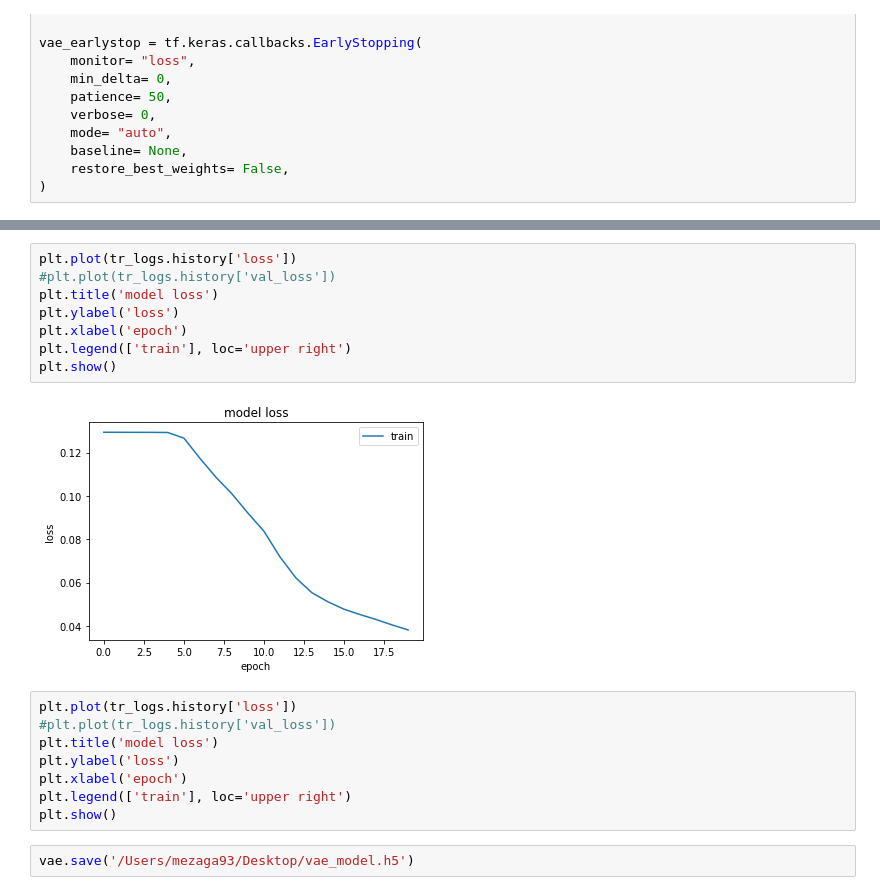
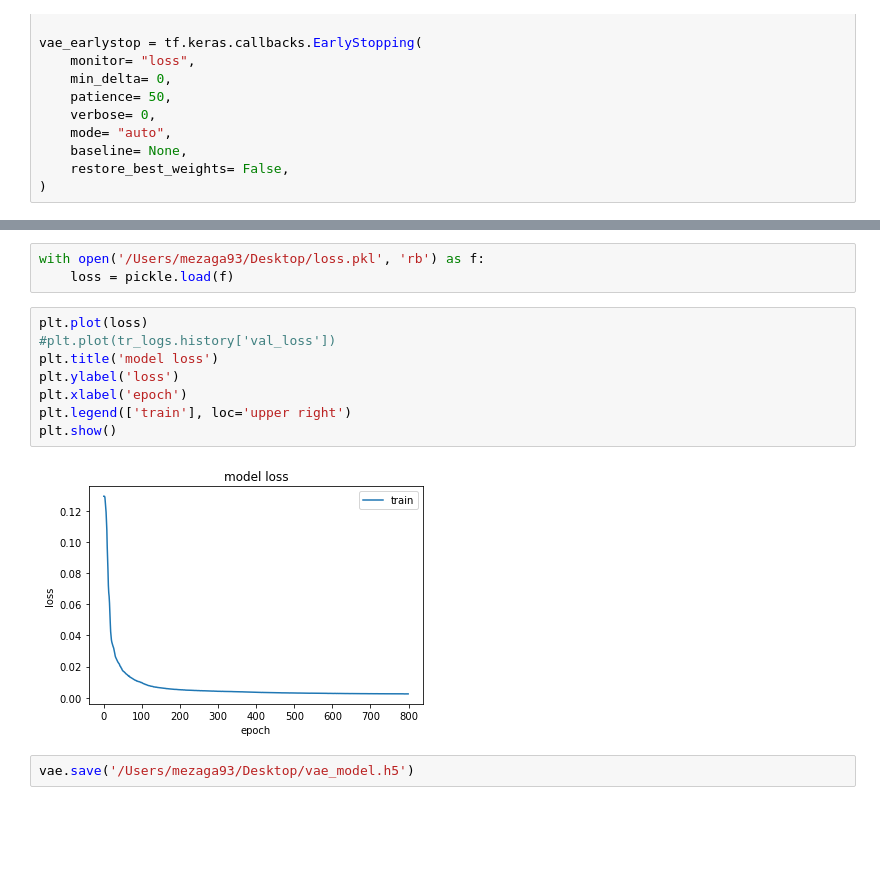
Before and after one commit to mezaga/guitar_VAE, a Jupyter notebook: train.ipynb, the cells around one changed output, grey strips where cells are left out. Drawn from its saved outputs; the diff is of its cells as text; blank space fills up the shorter version.

```diff
--- a/train.ipynb
+++ b/train.ipynb
@@ -201,21 +222,16 @@ Epoch 10/800
+# %%
+with open('/Users/mezaga93/Desktop/loss.pkl', 'rb') as f:
+    loss = pickle.load(f)
 # %%
-plt.plot(tr_logs.history['loss'])
+plt.plot(loss)
 #plt.plot(tr_logs.history['val_loss'])
 plt.title('model loss')
 plt.ylabel('loss')
 plt.xlabel('epoch')
 plt.legend(['train'], loc='upper right')
 plt.show()
 # %% [output]
-[figure, old version]
+[figure, new version]
-# %%
-plt.plot(tr_logs.history['loss'])
-#plt.plot(tr_logs.history['val_loss'])
-plt.title('model loss')
-plt.ylabel('loss')
-plt.xlabel('epoch')
-plt.legend(['train'], loc='upper right')
-plt.show()
 # %%
 vae.save('/Users/mezaga93/Desktop/vae_model.h5')
 # %%
```
Also changed, not shown: parts of 6 cells of this notebook, 13 other files.
